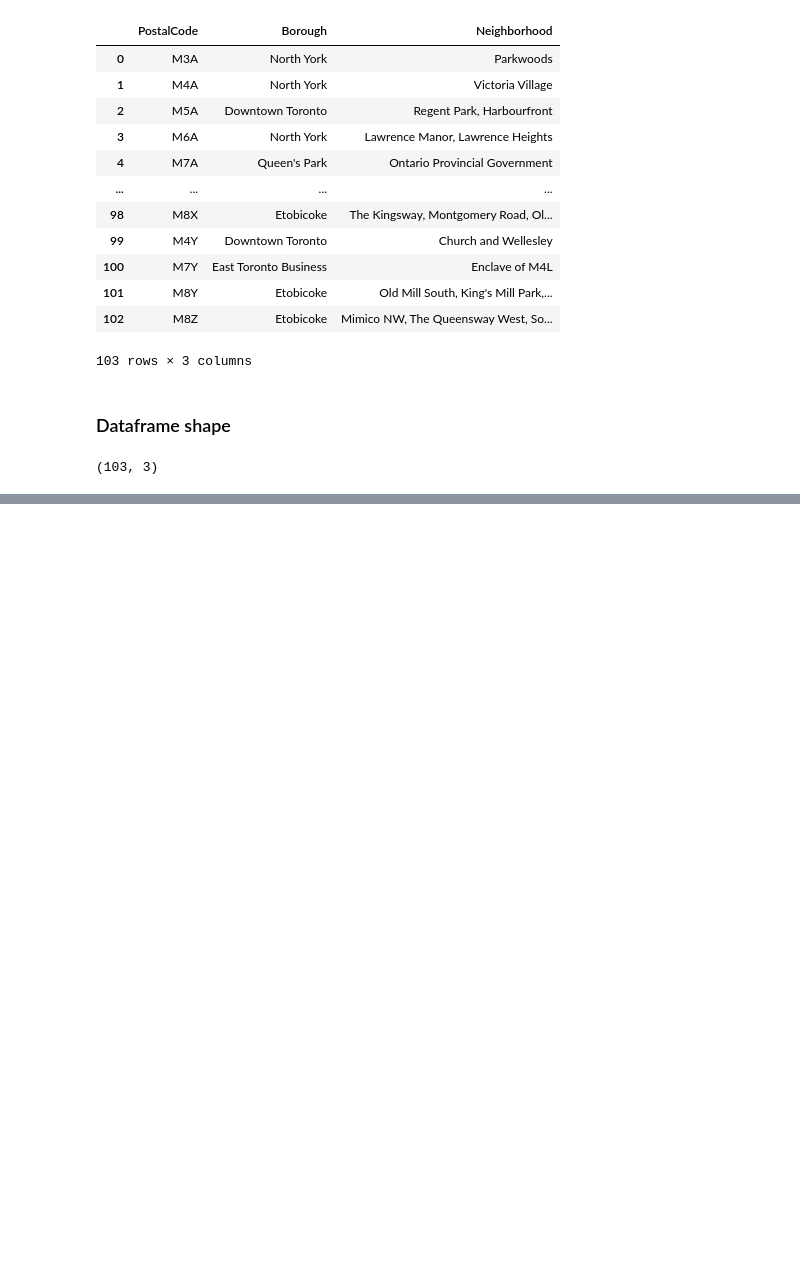
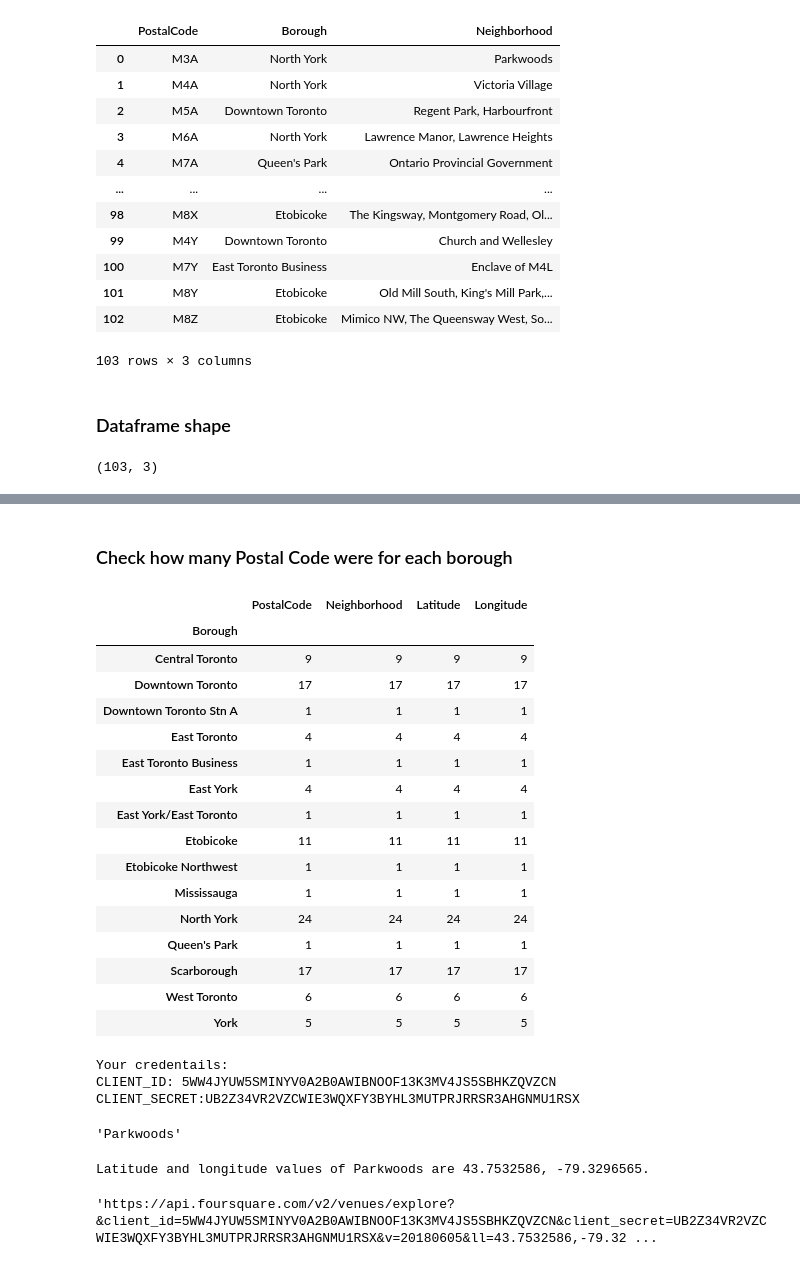
Before and after one commit to SkySssw/Coursera_Capstone, a Jupyter notebook: Capstone_Toronto_Neighborhoods.ipynb, the cells around one changed output, grey strips where cells are left out. Cells and saved outputs as stored; diff of their text form; code cells hidden in the pictures; blank space fills up the shorter version.

```diff
--- a/Capstone_Toronto_Neighborhoods.ipynb
+++ b/Capstone_Toronto_Neighborhoods.ipynb
@@ -77,3 +90,6 @@ toronto_data
 toronto_data.shape
 # %% [output]
 (103, 3)
+# %%
+geo = pd.read_csv('/Geospatial_Coordinates.csv')
+geo.head()
@@ -79,0 +110,5 @@ toronto_data.shape
+# %%
+geo['PostalCode'] = geo['Postal Code']
+# %%
+toronto_data_merge = toronto_data.merge(geo,how='left',on='PostalCode')
+toronto_data_merge
@@ -79,0 +129,3 @@ toronto_data.shape
+# %%
+toronto_data_merge_final = toronto_data_merge.drop('Postal Code', axis = 1)
+toronto_data_merge_final
@@ -79,0 +196,66 @@ toronto_data.shape
+# %% [markdown]
+### Check how many Postal Code were for each borough
+# %%
+toronto_data_merge_final.groupby('Borough').count()
+# %% [output]
+|  | PostalCode | Neighborhood | Latitude | Longitude |
+| Borough |  |  |  |  |
+| Central Toronto | 9 | 9 | 9 | 9 |
+| Downtown Toronto | 17 | 17 | 17 | 17 |
+| Downtown Toronto Stn A | 1 | 1 | 1 | 1 |
+| East Toronto | 4 | 4 | 4 | 4 |
+| East Toronto Business | 1 | 1 | 1 | 1 |
+| East York | 4 | 4 | 4 | 4 |
+| East York/East Toronto | 1 | 1 | 1 | 1 |
+| Etobicoke | 11 | 11 | 11 | 11 |
+| Etobicoke Northwest | 1 | 1 | 1 | 1 |
+| Mississauga | 1 | 1 | 1 | 1 |
+| North York | 24 | 24 | 24 | 24 |
+| Queen's Park | 1 | 1 | 1 | 1 |
+| Scarborough | 17 | 17 | 17 | 17 |
+| West Toronto | 6 | 6 | 6 | 6 |
+| York | 5 | 5 | 5 | 5 |
+# %%
+CLIENT_ID = '5WW4JYUW5SMINYV0A2B0AWIBNOOF13K3MV4JS5SBHKZQVZCN' # your Foursquare ID
+CLIENT_SECRET = 'UB2Z34VR2VZCWIE3WQXFY3BYHL3MUTPRJRRSR3AHGNMU1RSX' # your Foursquare Secret
+VERSION = '20180605' # Foursquare API version
+LIMIT = 100 # A default Foursquare API limit value
+
+print('Your credentails:')
+print('CLIENT_ID: ' + CLIENT_ID)
+print('CLIENT_SECRET:' + CLIENT_SECRET)
+# %% [output]
+Your credentails:
+CLIENT_ID: 5WW4JYUW5SMINYV0A2B0AWIBNOOF13K3MV4JS5SBHKZQVZCN
+CLIENT_SECRET:UB2Z34VR2VZCWIE3WQXFY3BYHL3MUTPRJRRSR3AHGNMU1RSX
+# %%
+toronto_data_merge_final.loc[0,'Neighborhood']
+# %% [output]
+'Parkwoods'
+# %%
+neighborhood_latitude = toronto_data_merge_final.loc[0, 'Latitude'] # neighborhood latitude value
+neighborhood_longitude = toronto_data_merge_final.loc[0, 'Longitude'] # neighborhood longitude value
+
+neighborhood_name = toronto_data_merge_final.loc[0, 'Neighborhood'] # neighborhood name
+
+print('Latitude and longitude values of {} are {}, {}.'.format(neighborhood_name,
+                                                               neighborhood_latitude,
+                                                               neighborhood_longitude))
+# %% [output]
+Latitude and longitude values of Parkwoods are 43.7532586, -79.3296565.
+# %%
+LIMIT = 100 # limit of number of venues returned by Foursquare API
+radius = 500 # define radius
+
+# create URL
+url = 'https://api.foursquare.com/v2/venues/explore?&client_id={}&client_secret={}&v={}&ll={},{}&radius={}&limit={}'.format(
+    CLIENT_ID,
+    CLIENT_SECRET,
+    VERSION,
+    neighborhood_latitude,
+    neighborhood_longitude,
+    radius,
+    LIMIT)
+url # display URL
+# %% [output]
+'https://api.foursquare.com/v2/venues/explore?&client_id=5WW4JYUW5SMINYV0A2B0AWIBNOOF13K3MV4JS5SBHKZQVZCN&client_secret=UB2Z34VR2VZCWIE3WQXFY3BYHL3MUTPRJRRSR3AHGNMU1RSX&v=20180605&ll=43.7532586,-79.32 ...
```
Also changed, not shown: parts of 32 cells of this notebook.
